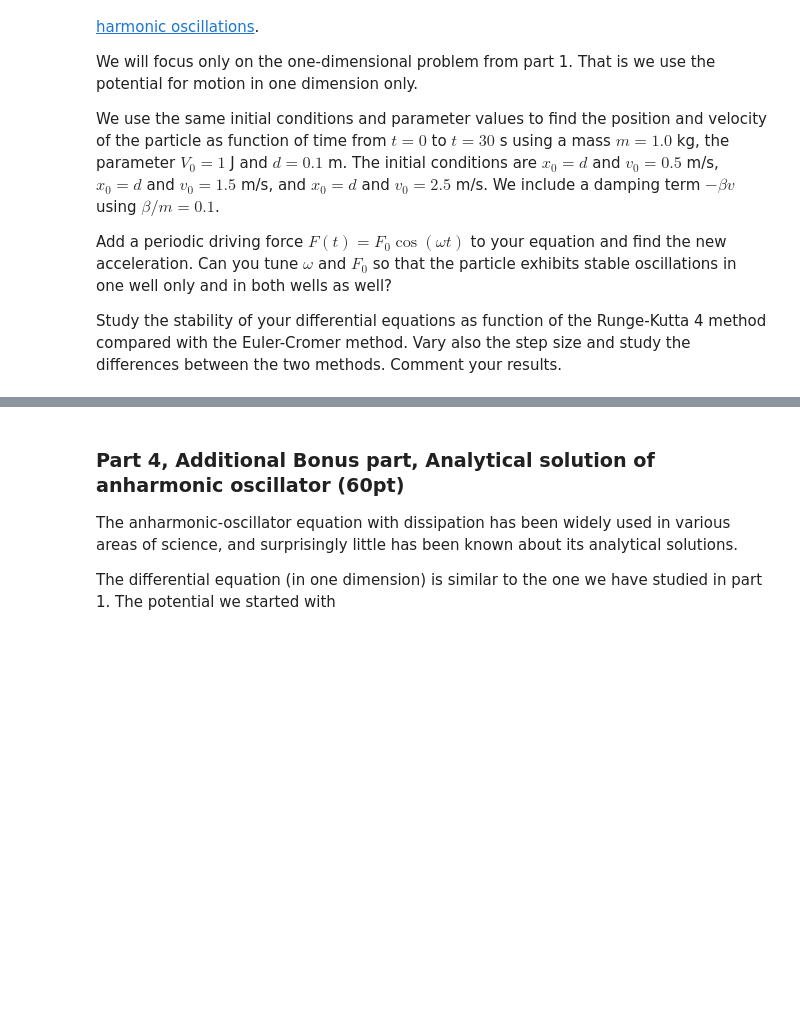
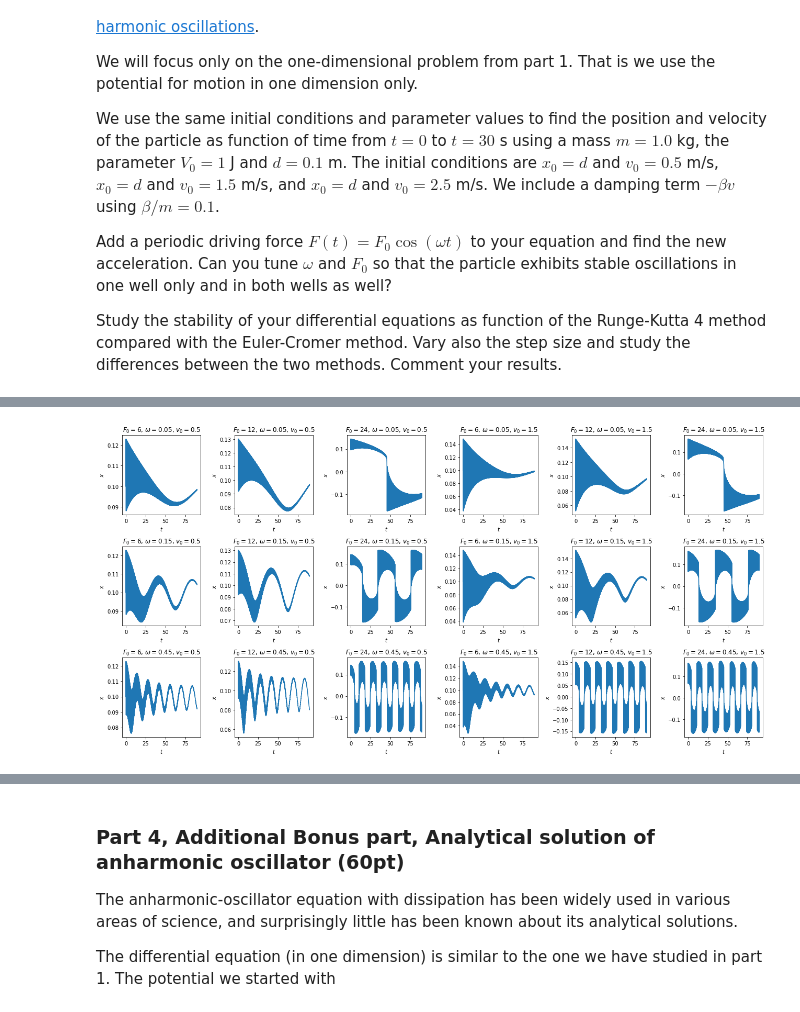
Before and after one commit to hadi41/PHY_321_Midterm_1, a Jupyter notebook: Main_file.ipynb, the cells around one changed output, grey strips where cells are left out. Drawn from its saved outputs; the diff is of its cells as text; code cells hidden in the pictures; blank space fills up the shorter version.

```diff
--- a/Main_file.ipynb
+++ b/Main_file.ipynb
@@ -593,0 +682,34 @@ ax[0,2].set_title('motion in 2-d space for v0=2.5 m/s')
+# %%
+m = 1
+V0 = 1
+d = 0.1
+beta = 0.1 * m
+x0 = d
+v0_list = [0.5,1.5]
+F0_list = [6,12,24]
+omega_list = [0.05,0.15,0.45]
+
+fig, ax = plt.subplots(3,6,figsize = (18,9))
+
+F0 = 0
+omega = 0
+
+t = np.arange(0,90,0.0025)
+
+for i in range(0,6):
+    if i < 3:
+        v0 = 0.5
+    else:
+        v0 = 1.5
+    for j in range(0,3):
+        F0 = F0_list[i%3]
+        omega = omega_list[j%3]
+        x, v = runge_kutta4(a_driven,x0,v0,t,[m,V0,d,beta,F0,omega])
+        ax[j,i].plot(t,x)
+        ax[j,i].set_title(r'$F_0=$'+str(F0)+r', $\omega=$'+str(omega)+r', $v_0=$'+str(v0))
+        ax[j,i].set_ylabel(r'$x$')
+        ax[j,i].set_xlabel(r'$t$')
+
+plt.tight_layout()
+# %% [output]
+[figure, added]
```
Also changed, not shown: parts of 22 cells of this notebook.
